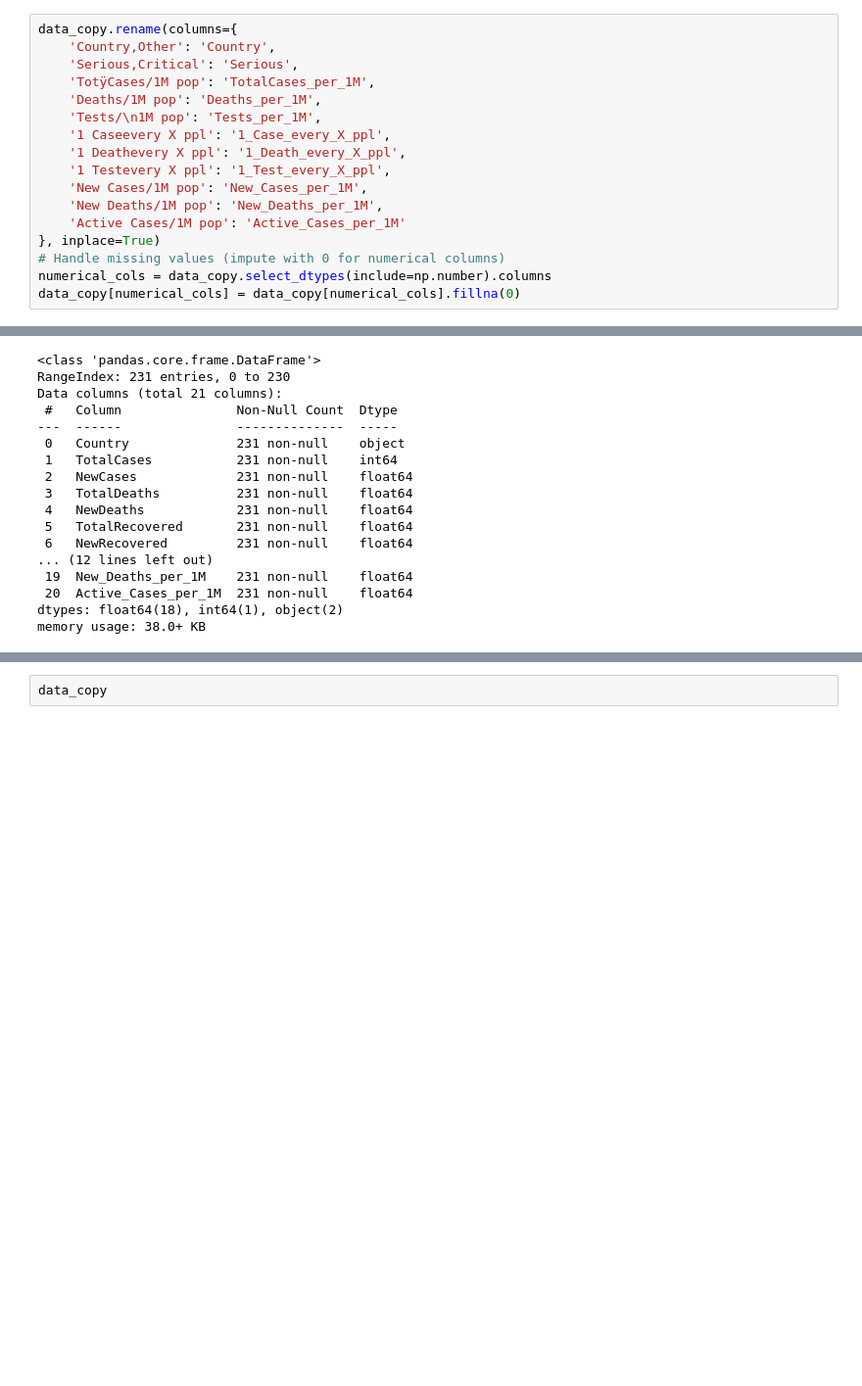
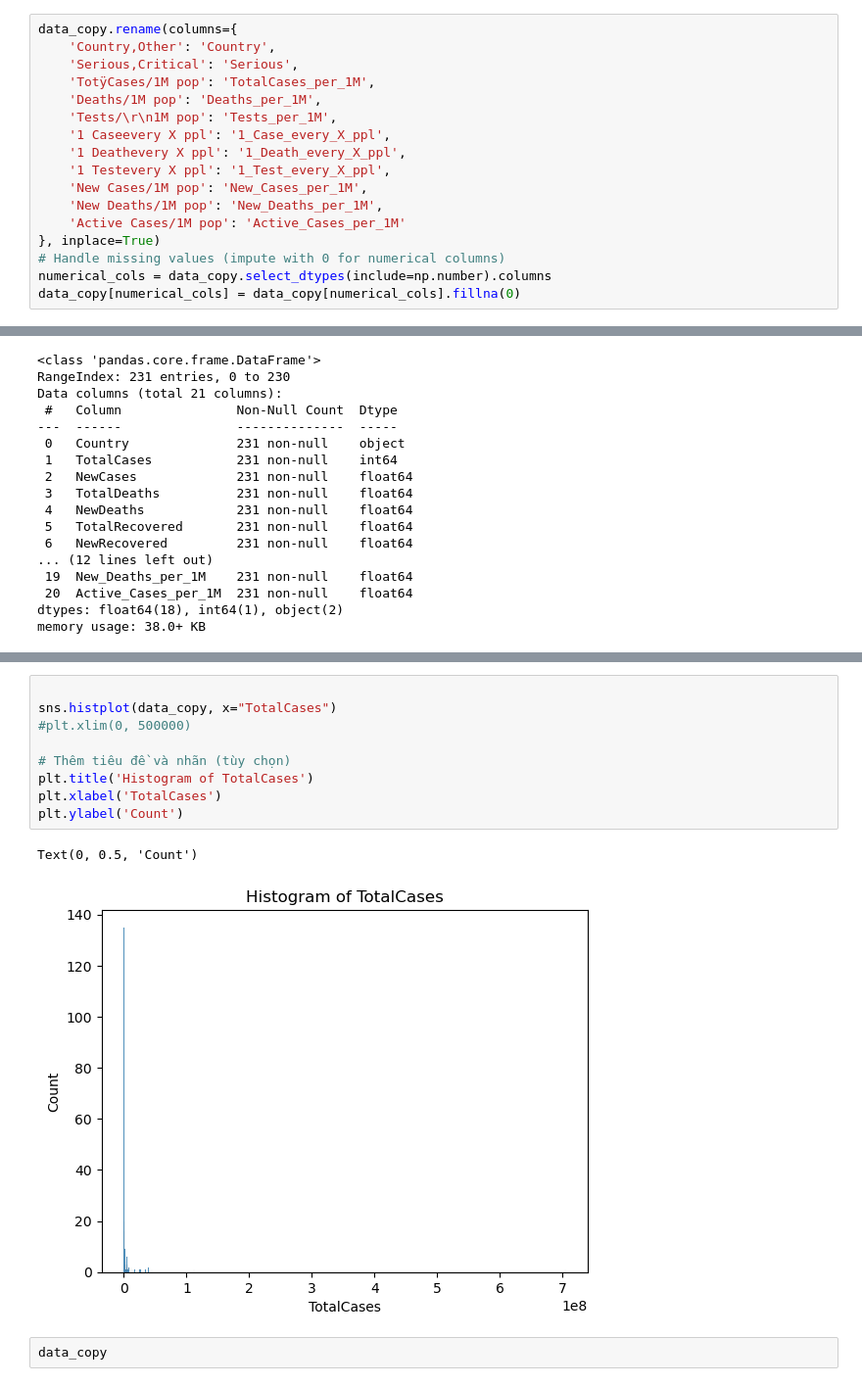
Before and after one commit to cuong123-tech/EDA-Project, a Jupyter notebook: EDA.ipynb, the cells around one changed output, grey strips where cells are left out. Shown: that part at 98% size. Drawn from its saved outputs; the diff is of its cells as text; blank space fills up the shorter version.

```diff
--- a/EDA.ipynb
+++ b/EDA.ipynb
@@ -22,7 +45,7 @@ data_copy.rename(columns={
     'Serious,Critical': 'Serious',
     'TotÿCases/1M pop': 'TotalCases_per_1M',
     'Deaths/1M pop': 'Deaths_per_1M',
-    'Tests/\n1M pop': 'Tests_per_1M',
+    'Tests/\r\n1M pop': 'Tests_per_1M',
     '1 Caseevery X ppl': '1_Case_every_X_ppl',
     '1 Deathevery X ppl': '1_Death_every_X_ppl',
     '1 Testevery X ppl': '1_Test_every_X_ppl',
@@ -177,3 +181,15 @@ memory usage: 38.0+ KB
+# %%
+
+sns.histplot(data_copy, x="TotalCases")
+#plt.xlim(0, 500000)
+
+# Thêm tiêu đề và nhãn (tùy chọn)
+plt.title('Histogram of TotalCases')
+plt.xlabel('TotalCases')
+plt.ylabel('Count')
+# %% [output]
+Text(0, 0.5, 'Count')
+[figure, added]
 # %%
 data_copy
 # %% [output]
```
Also changed, not shown: parts of 14 cells of this notebook.
